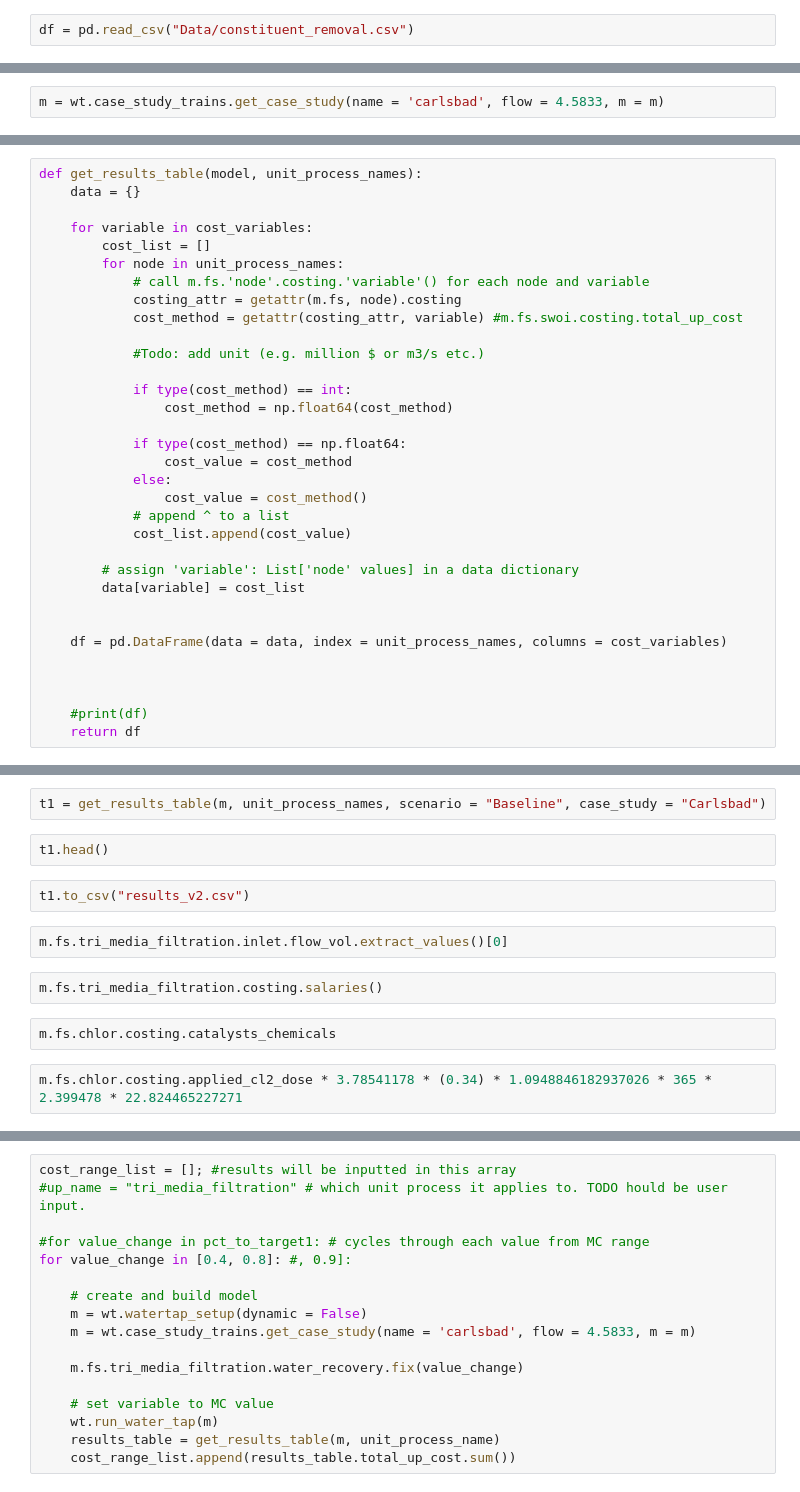
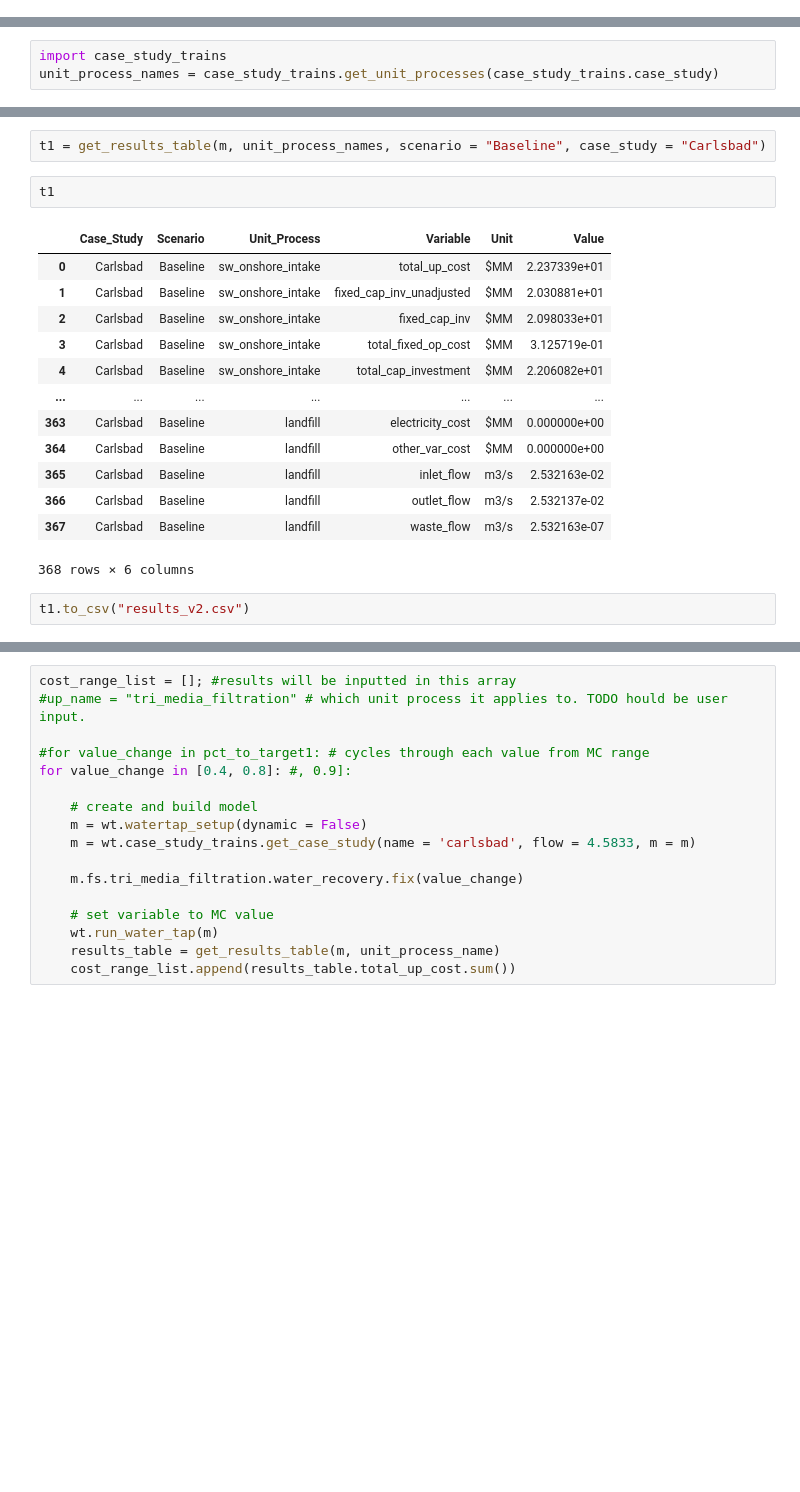
Before and after one commit to NREL/WaterTAP3, a Jupyter notebook: IDAES-WaterTAP3_v2/WaterTAP3_RunTrain_Tutorial-Carlsbad_Jan23_MC_working.ipynb, the cells around one changed output, grey strips where cells are left out. Cells and saved outputs as stored; diff of their text form; blank space fills up the shorter version.

```diff
--- a/IDAES-WaterTAP3_v2/WaterTAP3_RunTrain_Tutorial-Carlsbad_Jan23_MC_working.ipynb
+++ b/IDAES-WaterTAP3_v2/WaterTAP3_RunTrain_Tutorial-Carlsbad_Jan23_MC_working.ipynb
@@ -92,2 +56,0 @@ const_removal_dict = {}
-# %%
-df = pd.read_csv("Data/constituent_removal.csv")
@@ -98,4 +57,2 @@ df.replace?
-# %%
-m = wt.case_study_trains.get_case_study(name = 'carlsbad', flow = 4.5833, m = m)
 # %%
 wt.display.show_train2(model_name=m)
@@ -146,36 +106,3 @@ cost_variables = [
     "electricity_cost", ##
     "other_var_cost"   ##
 ]
-# %%
-def get_results_table(model, unit_process_names):
-    data = {}
-
-    for variable in cost_variables:
-        cost_list = []
-        for node in unit_process_names:
-            # call m.fs.'node'.costing.'variable'() for each node and variable
-            costing_attr = getattr(m.fs, node).costing
-            cost_method = getattr(costing_attr, variable) #m.fs.swoi.costing.total_up_cost
-
-            #Todo: add unit (e.g. million $ or m3/s etc.)
-
-            if type(cost_method) == int:
-                cost_method = np.float64(cost_method)
-
-            if type(cost_method) == np.float64:
-                cost_value = cost_method
-            else:
-                cost_value = cost_method()
-            # append ^ to a list
-            cost_list.append(cost_value)
-
-        # assign 'variable': List['node' values] in a data dictionary
-        data[variable] = cost_list
-
-
-    df = pd.DataFrame(data = data, index = unit_process_names, columns = cost_variables)
-
-
-
-    #print(df)
-    return df
@@ -186,5 +109,8 @@ get_results_table(m, unit_process_names).head()
 # %%
 variables = cost_variables + ["inlet_flow", "outlet_flow", "waste_flow"]
+# %%
+import case_study_trains
+unit_process_names = case_study_trains.get_unit_processes(case_study_trains.case_study)
 # %%
 def get_results_table(model, unit_process_names, scenario = None, case_study = None):
     # could make a dictionary if betteR?
@@ -245,14 +171,20 @@ def get_results_table(model, unit_process_names, scenario = None, case_study = N
 # %%
 t1 = get_results_table(m, unit_process_names, scenario = "Baseline", case_study = "Carlsbad")
 # %%
-t1.head()
+t1
+# %% [output]
+|  | Case_Study | Scenario | Unit_Process | Variable | Unit | Value |
+| 0 | Carlsbad | Baseline | sw_onshore_intake | total_up_cost | $MM | 2.237339e+01 |
+| 1 | Carlsbad | Baseline | sw_onshore_intake | fixed_cap_inv_unadjusted | $MM | 2.030881e+01 |
+| 2 | Carlsbad | Baseline | sw_onshore_intake | fixed_cap_inv | $MM | 2.098033e+01 |
+| 3 | Carlsbad | Baseline | sw_onshore_intake | total_fixed_op_cost | $MM | 3.125719e-01 |
+| 4 | Carlsbad | Baseline | sw_onshore_intake | total_cap_investment | $MM | 2.206082e+01 |
+| ... | ... | ... | ... | ... | ... | ... |
+| 363 | Carlsbad | Baseline | landfill | electricity_cost | $MM | 0.000000e+00 |
+| 364 | Carlsbad | Baseline | landfill | other_var_cost | $MM | 0.000000e+00 |
+| 365 | Carlsbad | Baseline | landfill | inlet_flow | m3/s | 2.532163e-02 |
+| 366 | Carlsbad | Baseline | landfill | outlet_flow | m3/s | 2.532137e-02 |
+| 367 | Carlsbad | Baseline | landfill | waste_flow | m3/s | 2.532163e-07 |
+368 rows × 6 columns
 # %%
 t1.to_csv("results_v2.csv")
-# %%
-m.fs.tri_media_filtration.inlet.flow_vol.extract_values()[0]
-# %%
-m.fs.tri_media_filtration.costing.salaries()
-# %%
-m.fs.chlor.costing.catalysts_chemicals
-# %%
-m.fs.chlor.costing.applied_cl2_dose * 3.78541178 * (0.34) * 1.0948846182937026 * 365 * 2.399478 * 22.824465227271
```
Also changed, not shown: parts of 23 cells of this notebook, 6 other files.
